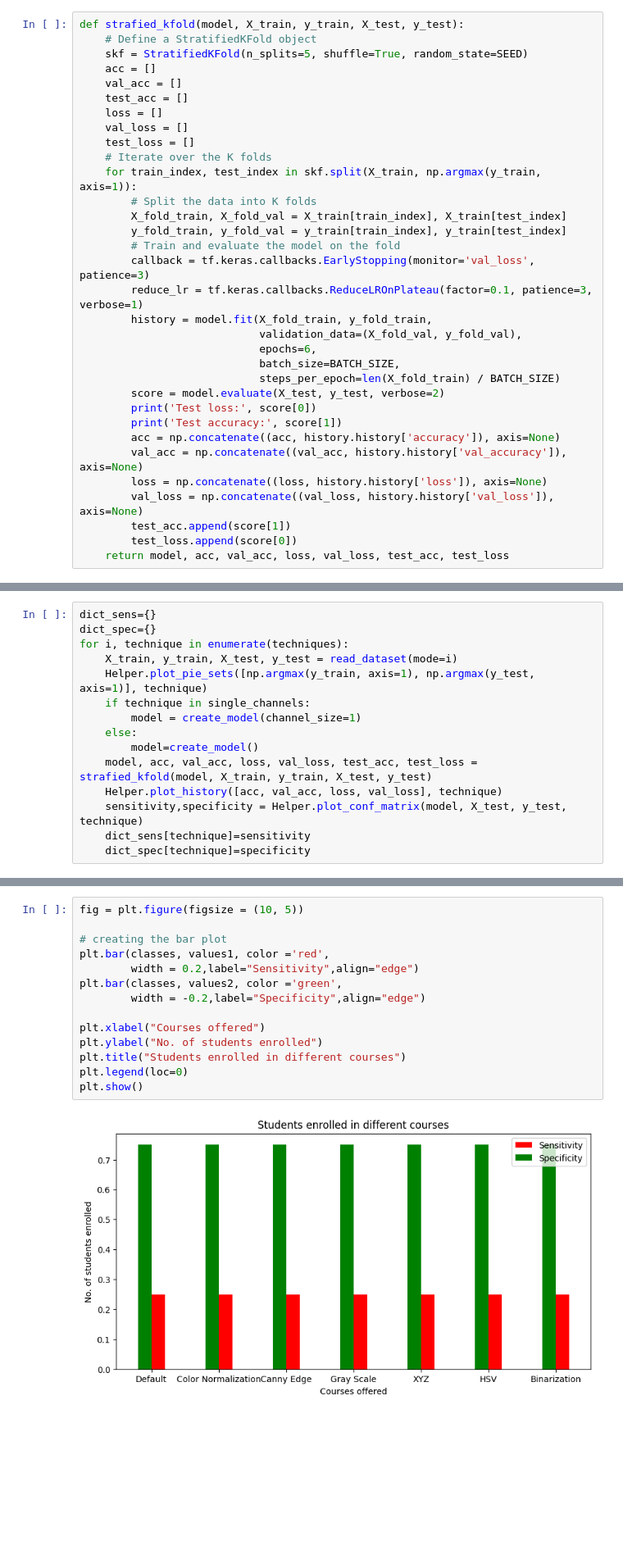
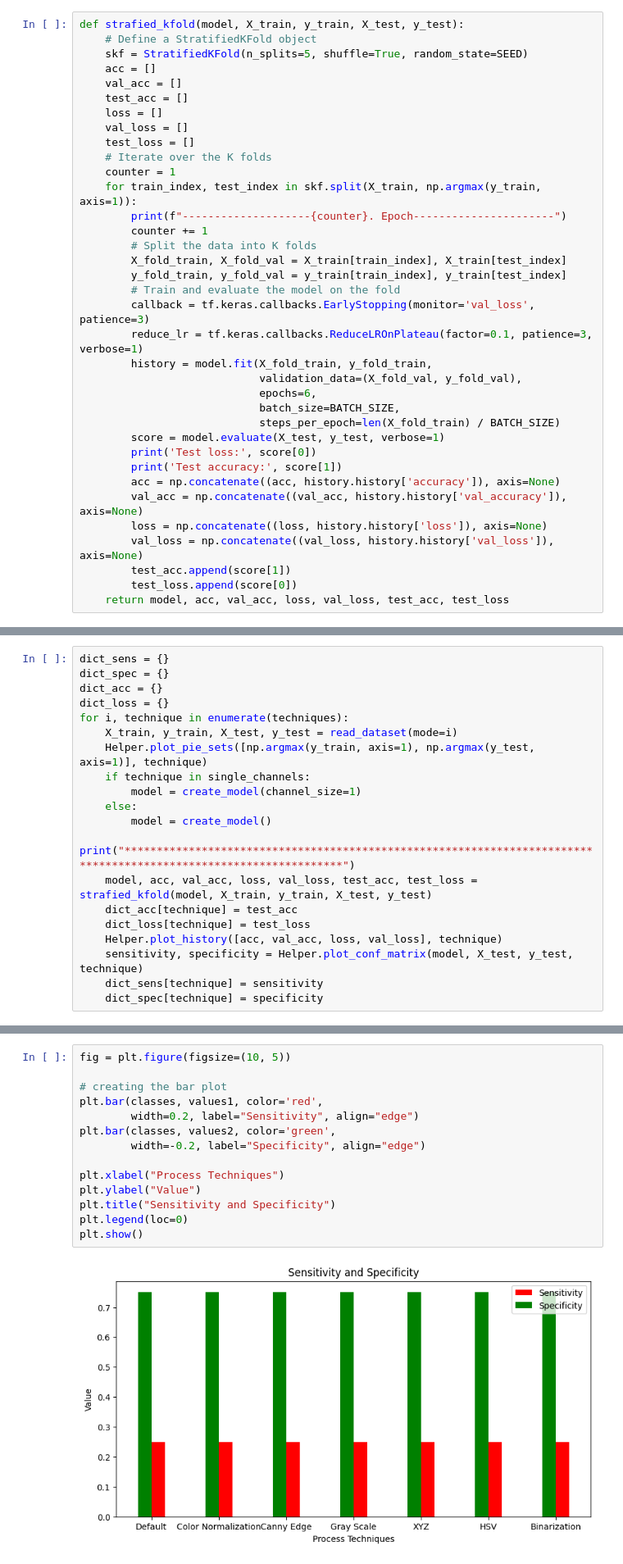
Before and after one commit to semooww/Cheetah, a Jupyter notebook: Final_Script.ipynb, the cells around one changed output, grey strips where cells are left out. Shown at 82% size. Saved outputs shown, nothing was run; the diff lists cells and outputs as text; blank space fills up the shorter version.

```diff
--- a/Final_Script.ipynb
+++ b/Final_Script.ipynb
@@ -93,7 +93,10 @@ def strafied_kfold(model, X_train, y_train, X_test, y_test):
     val_loss = []
     test_loss = []
     # Iterate over the K folds
+    counter = 1
     for train_index, test_index in skf.split(X_train, np.argmax(y_train, axis=1)):
+        print(f"--------------------{counter}. Epoch----------------------")
+        counter += 1
         # Split the data into K folds
         X_fold_train, X_fold_val = X_train[train_index], X_train[test_index]
         y_fold_train, y_fold_val = y_train[train_index], y_train[test_index]
@@ -105,7 +108,7 @@ def strafied_kfold(model, X_train, y_train, X_test, y_test):
                             epochs=6,
                             batch_size=BATCH_SIZE,
                             steps_per_epoch=len(X_fold_train) / BATCH_SIZE)
-        score = model.evaluate(X_test, y_test, verbose=2)
+        score = model.evaluate(X_test, y_test, verbose=1)
         print('Test loss:', score[0])
         print('Test accuracy:', score[1])
         acc = np.concatenate((acc, history.history['accuracy']), axis=None)
@@ -119,18 +122,23 @@ def strafied_kfold(model, X_train, y_train, X_test, y_test):
 techniques = ["Default", "Color Normalization", "Canny Edge", "Gray Scale", "XYZ", "HSV", "Binarization"]
 single_channels = ["Canny Edge", "Gray Scale", "Binarization"]
 # %%
-dict_sens={}
-dict_spec={}
+dict_sens = {}
+dict_spec = {}
+dict_acc = {}
+dict_loss = {}
 for i, technique in enumerate(techniques):
     X_train, y_train, X_test, y_test = read_dataset(mode=i)
     Helper.plot_pie_sets([np.argmax(y_train, axis=1), np.argmax(y_test, axis=1)], technique)
     if technique in single_channels:
         model = create_model(channel_size=1)
     else:
-        model=create_model()
+        model = create_model()
+    print("******************************************************************************************************************")
     model, acc, val_acc, loss, val_loss, test_acc, test_loss = strafied_kfold(model, X_train, y_train, X_test, y_test)
+    dict_acc[technique] = test_acc
+    dict_loss[technique] = test_loss
     Helper.plot_history([acc, val_acc, loss, val_loss], technique)
-    sensitivity,specificity = Helper.plot_conf_matrix(model, X_test, y_test, technique)
-    dict_sens[technique]=sensitivity
-    dict_spec[technique]=specificity
+    sensitivity, specificity = Helper.plot_conf_matrix(model, X_test, y_test, technique)
+    dict_sens[technique] = sensitivity
+    dict_spec[technique] = specificity
 # %% [output]
@@ -168,18 +179,18 @@ classes = list(dict_sens.keys())
 values1 = list(dict_sens.values())
 values2 = list(dict_spec.values())
 # %%
-fig = plt.figure(figsize = (10, 5))
+fig = plt.figure(figsize=(10, 5))
 
 # creating the bar plot
-plt.bar(classes, values1, color ='red',
-        width = 0.2,label="Sensitivity",align="edge")
-plt.bar(classes, values2, color ='green',
-        width = -0.2,label="Specificity",align="edge")
+plt.bar(classes, values1, color='red',
+        width=0.2, label="Sensitivity", align="edge")
+plt.bar(classes, values2, color='green',
+        width=-0.2, label="Specificity", align="edge")
 
-plt.xlabel("Courses offered")
-plt.ylabel("No. of students enrolled")
-plt.title("Students enrolled in different courses")
+plt.xlabel("Process Techniques")
+plt.ylabel("Value")
+plt.title("Sensitivity and Specificity")
 plt.legend(loc=0)
 plt.show()
 # %% [output]
-[figure, old version]
+[figure, new version]
```
Also changed, not shown: parts of 6 cells of this notebook, 18 other files.
